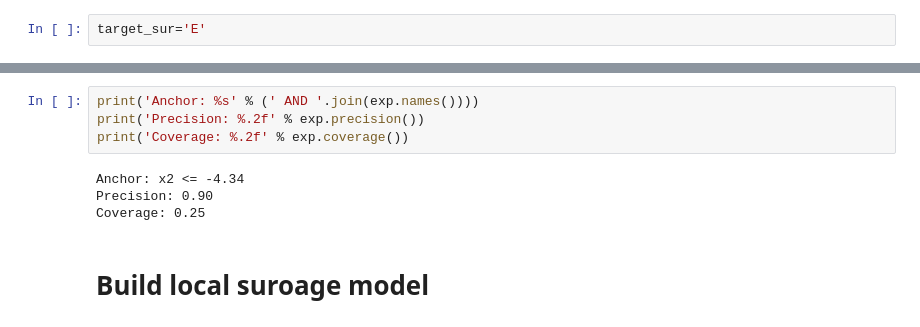
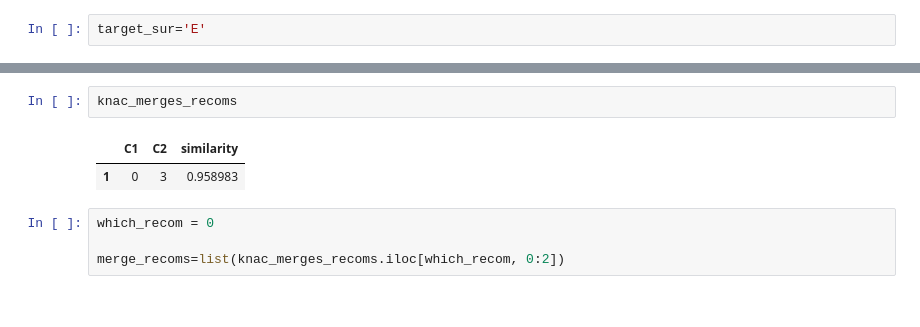
Before and after one commit to sbobek/knac, a Jupyter notebook: examples/knac_synthetic_kddm.ipynb, the cells around one changed output, grey strips where cells are left out. Cells and saved outputs as stored; diff of their text form.

```diff
--- a/examples/knac_synthetic_kddm.ipynb
+++ b/examples/knac_synthetic_kddm.ipynb
@@ -440,10 +327,9 @@ Prediction:  3
-# %%
-print('Anchor: %s' % (' AND '.join(exp.names())))
-print('Precision: %.2f' % exp.precision())
-print('Coverage: %.2f' % exp.coverage())
-# %% [output]
-Anchor: x2 <= -4.34
-Precision: 0.90
-Coverage: 0.25
-# %% [markdown]
-# Build local suroage model
+# %%
+knac_merges_recoms
+# %% [output]
+|  | C1 | C2 | similarity |
+| 1 | 0 | 3 | 0.958983 |
+# %%
+which_recom = 0
+
+merge_recoms=list(knac_merges_recoms.iloc[which_recom, 0:2])
```
Also changed, not shown: parts of 55 cells of this notebook, 2 other files.
